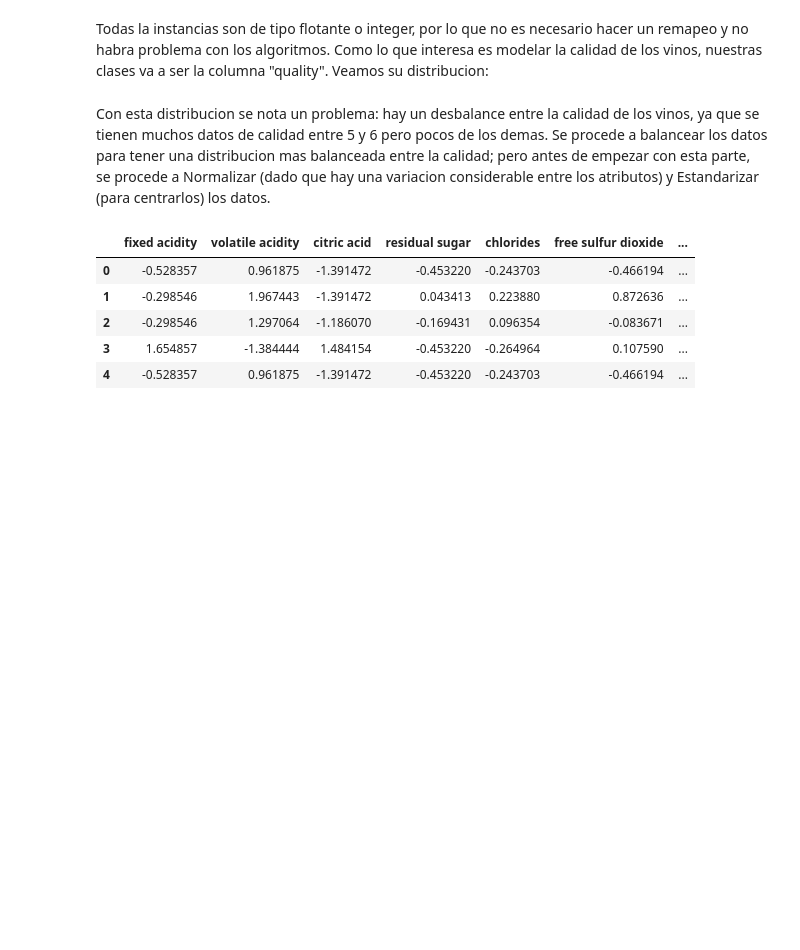
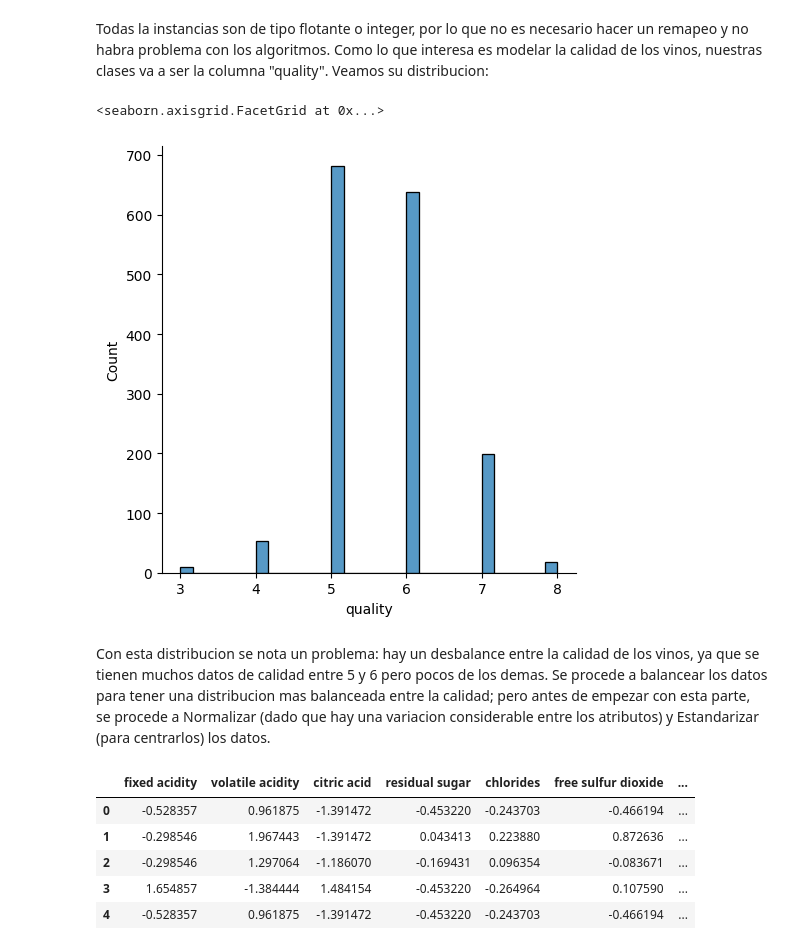
Before and after one commit to YoksanVC/TEC_DataScienceCert, a Jupyter notebook: Module_2_AprendizajeAutomatico/Tarea2/Tarea-2.ipynb, the cells around one changed output. Cells and saved outputs as stored; diff of their text form; code cells hidden in the pictures; blank space fills up the shorter version.

```diff
--- a/Module_2_AprendizajeAutomatico/Tarea2/Tarea-2.ipynb
+++ b/Module_2_AprendizajeAutomatico/Tarea2/Tarea-2.ipynb
@@ -84,5 +86,10 @@ El tipo del atributo quality es float64
 # %% [markdown]
 Todas la instancias son de tipo flotante o integer, por lo que no es necesario hacer un remapeo y no habra problema con los algoritmos. Como lo que interesa es modelar la calidad de los vinos, nuestras clases va a ser la columna "quality". Veamos su distribucion:
+# %%
+sns.displot(redWine_dataset, x="quality")
+# %% [output]
+<seaborn.axisgrid.FacetGrid at 0x...>
+[figure, added]
 # %% [markdown]
 Con esta distribucion se nota un problema: hay un desbalance entre la calidad de los vinos, ya que se tienen muchos datos de calidad entre 5 y 6 pero pocos de los demas. Se procede a balancear los datos para tener una distribucion mas balanceada entre la calidad; pero antes de empezar con esta parte, se procede a Normalizar (dado que hay una variacion considerable entre los atributos) y Estandarizar (para centrarlos) los datos.
 # %%
```
Also changed, not shown: parts of 36 cells of this notebook.
